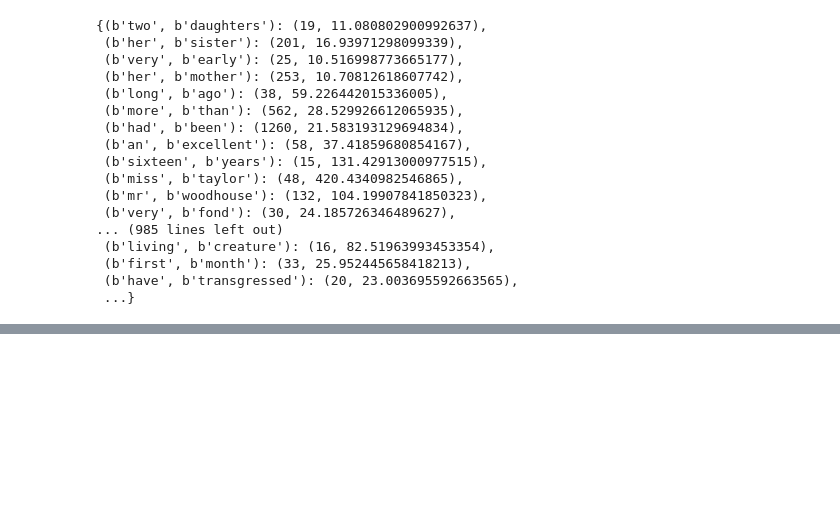
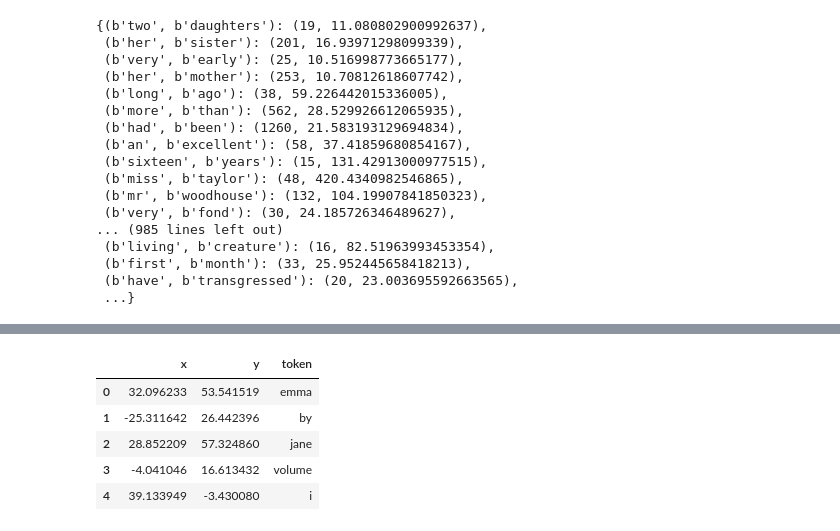
Before and after one commit to subhobrata/Tensorflow_Livelession, a Jupyter notebook: Best_Practices_for_Preprocessing_Natural_Language_Data.ipynb, the cells around one changed output, grey strips where cells are left out. Cells and saved outputs as stored; diff of their text form; code cells hidden in the pictures; blank space fills up the shorter version.

```diff
--- a/Best_Practices_for_Preprocessing_Natural_Language_Data.ipynb
+++ b/Best_Practices_for_Preprocessing_Natural_Language_Data.ipynb
@@ -237,0 +368,3 @@ lower_bigram.phrasegrams # miss taylor, mr woodhouse, mr weston
+# %%
+# skip re-training the model with the next line:
+model = gensim.models.Word2Vec.load('clean_gutenberg_model.w2v')
@@ -237,0 +431,16 @@ lower_bigram.phrasegrams # miss taylor, mr woodhouse, mr weston
+# %%
+tsne = TSNE(n_components=2, n_iter=1000)
+# %%
+X_2d = tsne.fit_transform(model[model.wv.vocab])
+# %%
+coords_df = pd.DataFrame(X_2d, columns=['x','y'])
+coords_df['token'] = model.wv.vocab.keys()
+# %%
+coords_df.head()
+# %% [output]
+|  | x | y | token |
+| 0 | 32.096233 | 53.541519 | emma |
+| 1 | -25.311642 | 26.442396 | by |
+| 2 | 28.852209 | 57.324860 | jane |
+| 3 | -4.041046 | 16.613432 | volume |
+| 4 | 39.133949 | -3.430080 | i |
```
Also changed, not shown: parts of 22 cells of this notebook.
